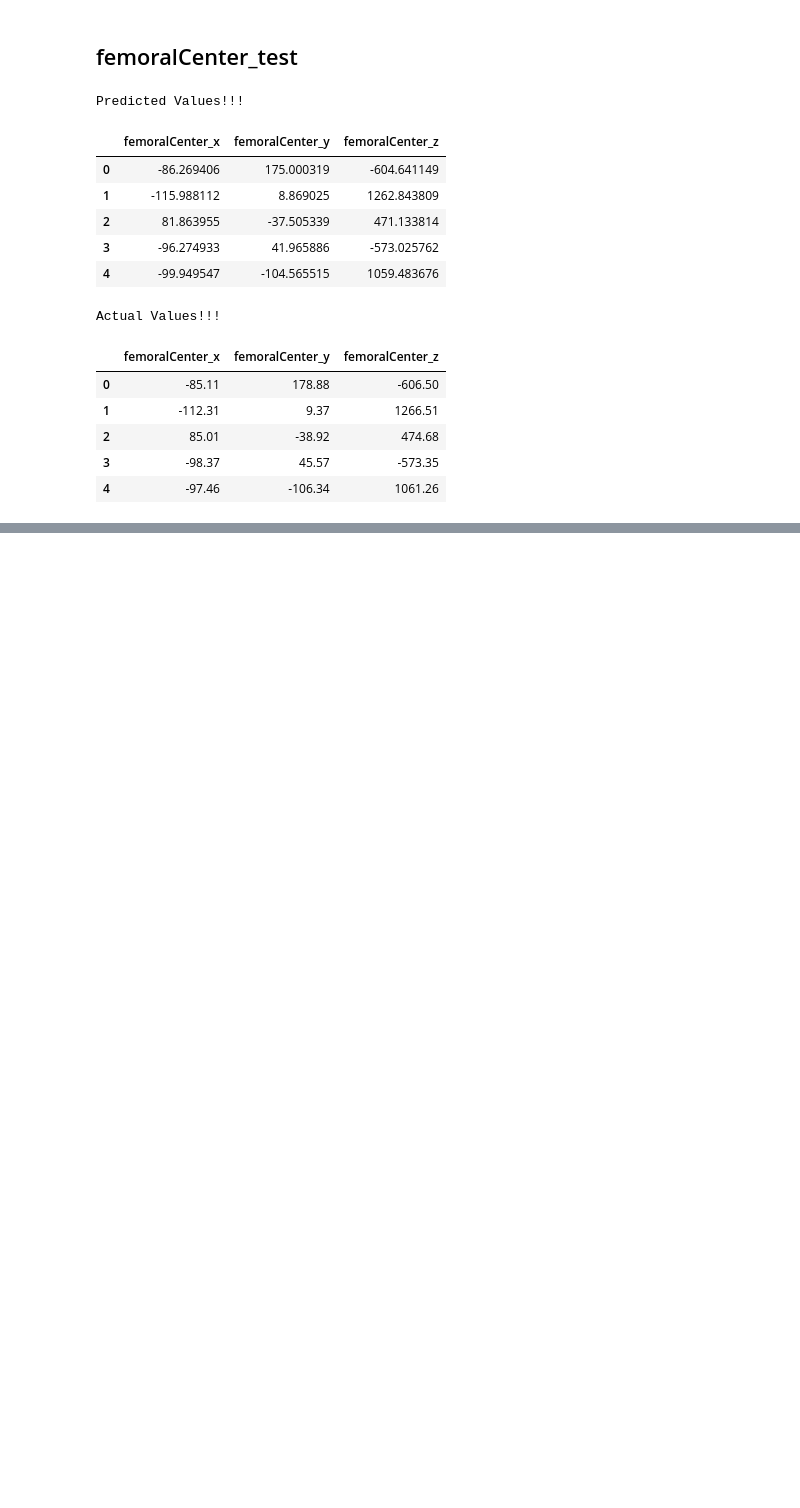
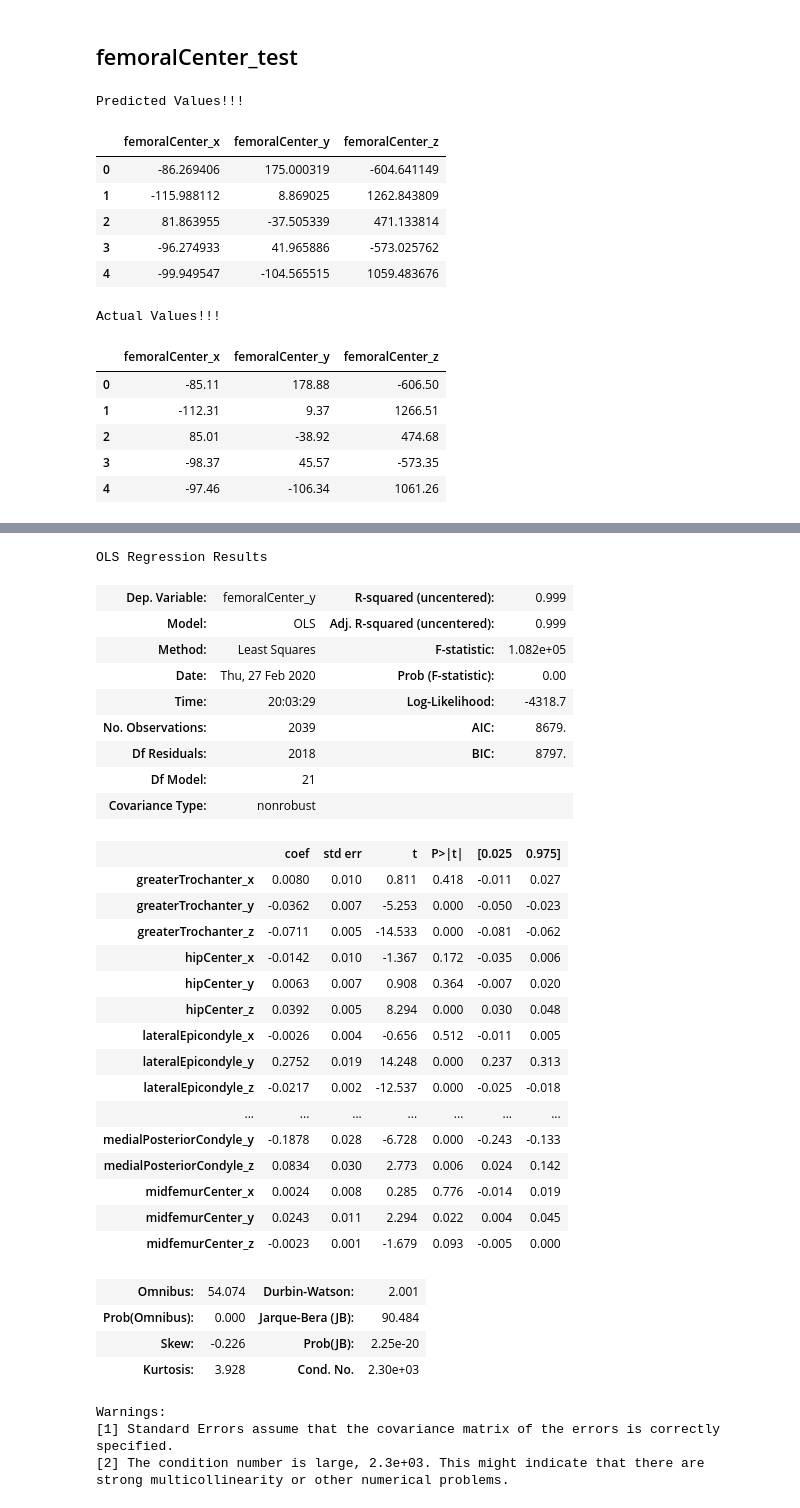
Before and after one commit to raminrafi/Regression-Model---Detection-of-Landmarks-on-Knee-Joints-Using-CSV-Data, a Jupyter notebook: notebooks/Regression-csv-femur.ipynb, the cells around one changed output, grey strips where cells are left out. Drawn from its saved outputs; the diff is of its cells as text; code cells hidden in the pictures; blank space fills up the shorter version.

```diff
--- a/notebooks/Regression-csv-femur.ipynb
+++ b/notebooks/Regression-csv-femur.ipynb
@@ -517,0 +562,38 @@ Actual Values!!!
+# %%
+predictions2 = model2.predict(new_df_x)
+model2.summary()
+# %% [output]
+OLS Regression Results
+| Dep. Variable: | femoralCenter_y | R-squared (uncentered): | 0.999 |
+| Model: | OLS | Adj. R-squared (uncentered): | 0.999 |
+| Method: | Least Squares | F-statistic: | 1.082e+05 |
+| Date: | Thu, 27 Feb 2020 | Prob (F-statistic): | 0.00 |
+| Time: | 20:03:29 | Log-Likelihood: | -4318.7 |
+| No. Observations: | 2039 | AIC: | 8679. |
+| Df Residuals: | 2018 | BIC: | 8797. |
+| Df Model: | 21 |  |  |
+| Covariance Type: | nonrobust |  |  |
+|  | coef | std err | t | P>|t| | [0.025 | 0.975] |
+| greaterTrochanter_x | 0.0080 | 0.010 | 0.811 | 0.418 | -0.011 | 0.027 |
+| greaterTrochanter_y | -0.0362 | 0.007 | -5.253 | 0.000 | -0.050 | -0.023 |
+| greaterTrochanter_z | -0.0711 | 0.005 | -14.533 | 0.000 | -0.081 | -0.062 |
+| hipCenter_x | -0.0142 | 0.010 | -1.367 | 0.172 | -0.035 | 0.006 |
+| hipCenter_y | 0.0063 | 0.007 | 0.908 | 0.364 | -0.007 | 0.020 |
+| hipCenter_z | 0.0392 | 0.005 | 8.294 | 0.000 | 0.030 | 0.048 |
+| lateralEpicondyle_x | -0.0026 | 0.004 | -0.656 | 0.512 | -0.011 | 0.005 |
+| lateralEpicondyle_y | 0.2752 | 0.019 | 14.248 | 0.000 | 0.237 | 0.313 |
+| lateralEpicondyle_z | -0.0217 | 0.002 | -12.537 | 0.000 | -0.025 | -0.018 |
+| ... | ... | ... | ... | ... | ... | ... |
+| medialPosteriorCondyle_y | -0.1878 | 0.028 | -6.728 | 0.000 | -0.243 | -0.133 |
+| medialPosteriorCondyle_z | 0.0834 | 0.030 | 2.773 | 0.006 | 0.024 | 0.142 |
+| midfemurCenter_x | 0.0024 | 0.008 | 0.285 | 0.776 | -0.014 | 0.019 |
+| midfemurCenter_y | 0.0243 | 0.011 | 2.294 | 0.022 | 0.004 | 0.045 |
+| midfemurCenter_z | -0.0023 | 0.001 | -1.679 | 0.093 | -0.005 | 0.000 |
+| Omnibus: | 54.074 | Durbin-Watson: | 2.001 |
+| Prob(Omnibus): | 0.000 | Jarque-Bera (JB): | 90.484 |
+| Skew: | -0.226 | Prob(JB): | 2.25e-20 |
+| Kurtosis: | 3.928 | Cond. No. | 2.30e+03 |
+Warnings:
+[1] Standard Errors assume that the covariance matrix of the errors is correctly specified.
+[2] The condition number is large, 2.3e+03. This might indicate that there are
+strong multicollinearity or other numerical problems.
```
Also changed, not shown: parts of 5 cells of this notebook, 1 other file.
